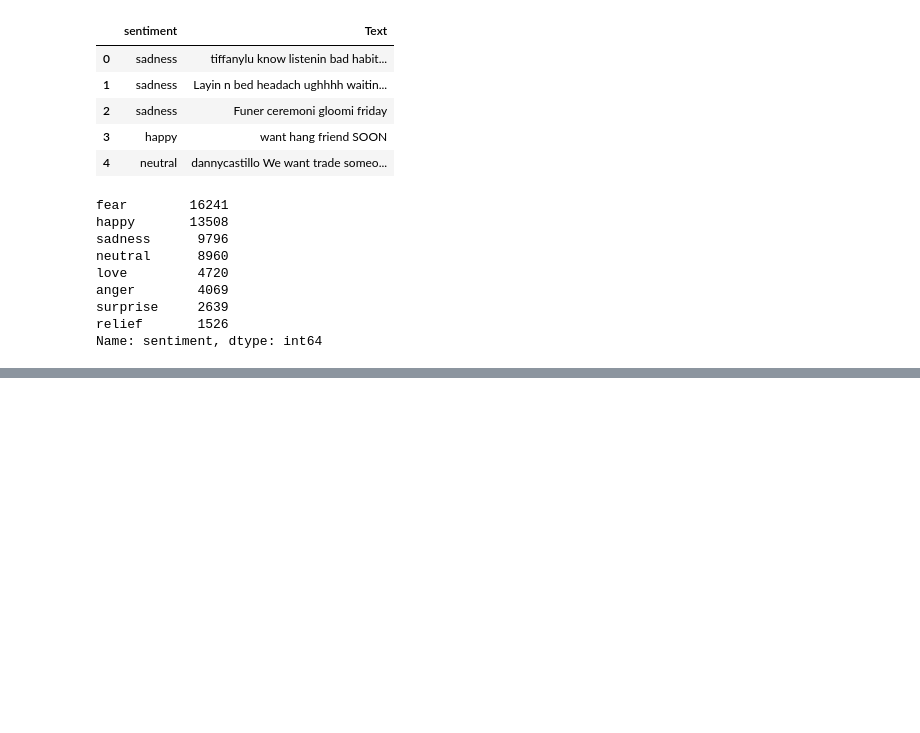
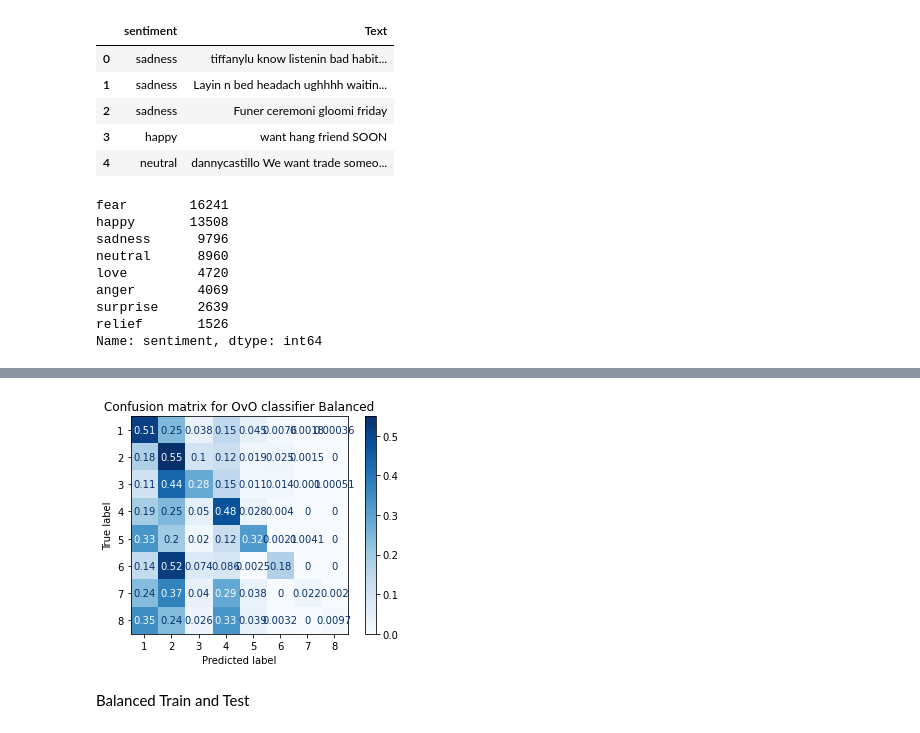
Before and after one commit to ianc12/EmotionsDataProject, a Jupyter notebook: MasterProject/OVO_SVM_final.ipynb, the cells around one changed output, grey strips where cells are left out. Saved outputs shown, nothing was run; the diff lists cells and outputs as text; code cells hidden in the pictures; blank space fills up the shorter version.

```diff
--- a/MasterProject/OVO_SVM_final.ipynb
+++ b/MasterProject/OVO_SVM_final.ipynb
@@ -217,3 +278,17 @@ Balanced Train and Test
+# %%
+#Unbalanced
+from sklearn.metrics import plot_confusion_matrix
+from mlxtend.plotting import plot_decision_regions
+matrix = plot_confusion_matrix(classifier_ovo_untrainuntest, test_vectors_ovo_untrainuntest, unbalanced_test['sentiment'],
+                                 cmap=plt.cm.Blues,
+                                 normalize='true')
+plt.title('Confusion matrix for OvO classifier Balanced')
+plt.show(matrix)
+plt.show()
+# %% [output]
+[figure, added]
+# %% [markdown]
+Balanced Train and Test
 # %%
 #Balanced
 from sklearn.model_selection import train_test_split
```
Also changed, not shown: parts of 42 cells of this notebook.
